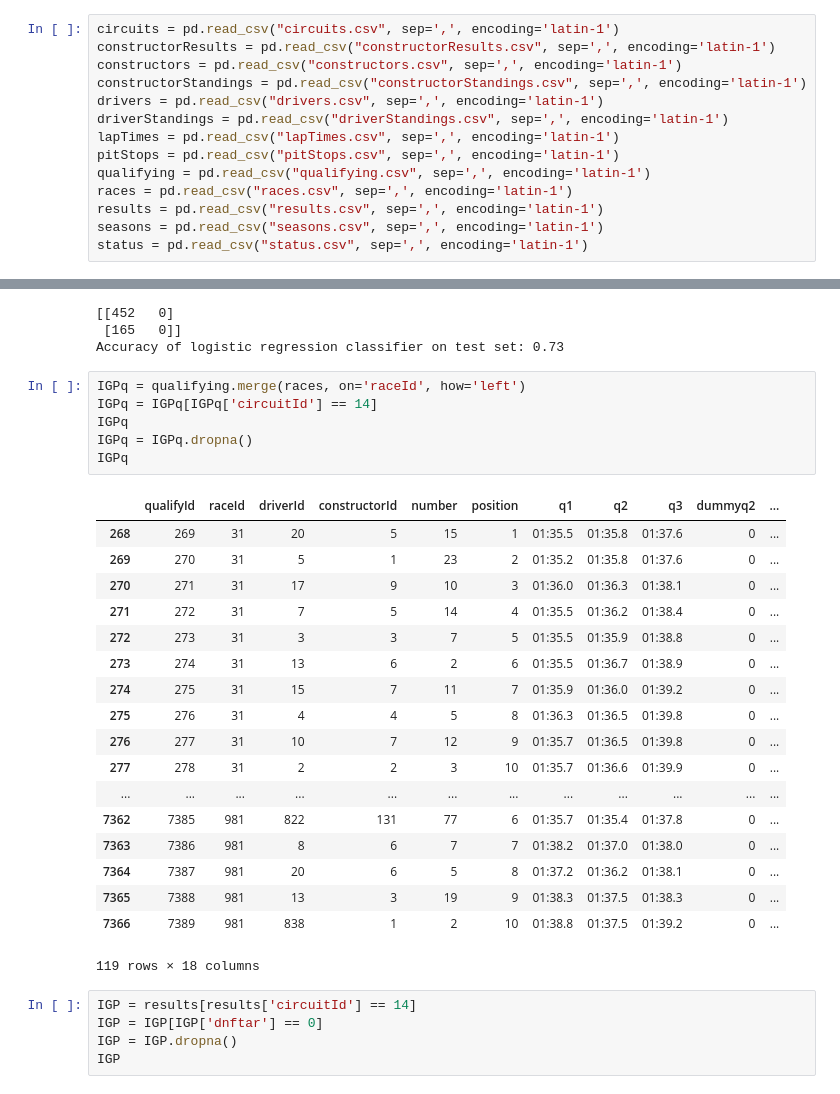
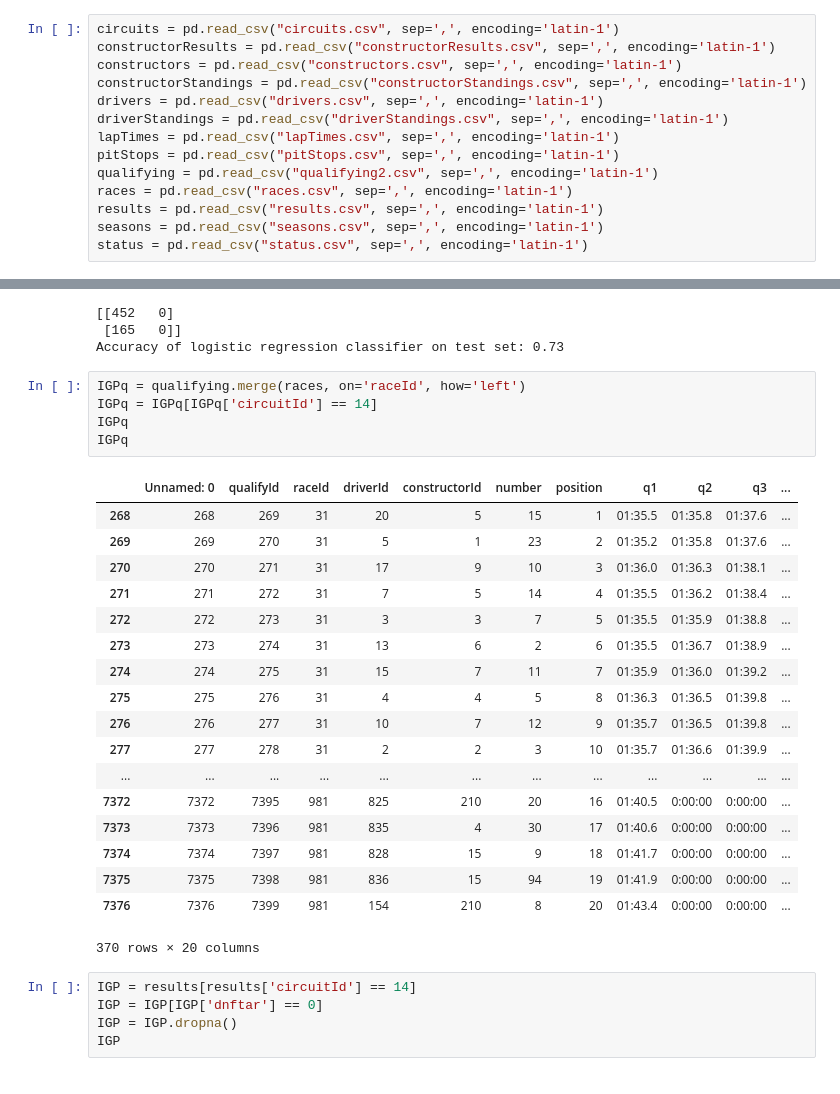
Before and after one commit to AnthonyTurgelis/F1NAL-PROJECT, a Jupyter notebook: DataCleanJoin.ipynb, the cells around one changed output, grey strips where cells are left out. Cells and saved outputs as stored; diff of their text form.

```diff
--- a/DataCleanJoin.ipynb
+++ b/DataCleanJoin.ipynb
@@ -10,7 +10,7 @@ drivers = pd.read_csv("drivers.csv", sep=',', encoding='latin-1')
 driverStandings = pd.read_csv("driverStandings.csv", sep=',', encoding='latin-1')
 lapTimes = pd.read_csv("lapTimes.csv", sep=',', encoding='latin-1')
 pitStops = pd.read_csv("pitStops.csv", sep=',', encoding='latin-1')
-qualifying = pd.read_csv("qualifying.csv", sep=',', encoding='latin-1')
+qualifying = pd.read_csv("qualifying2.csv", sep=',', encoding='latin-1')
 races = pd.read_csv("races.csv", sep=',', encoding='latin-1')
 results = pd.read_csv("results.csv", sep=',', encoding='latin-1')
 seasons = pd.read_csv("seasons.csv", sep=',', encoding='latin-1')
@@ -302,28 +302,27 @@ Accuracy of logistic regression classifier on test set: 0.73
 # %%
 IGPq = qualifying.merge(races, on='raceId', how='left')
 IGPq = IGPq[IGPq['circuitId'] == 14]
 IGPq
-IGPq = IGPq.dropna()
 IGPq
 # %% [output]
-|  | qualifyId | raceId | driverId | constructorId | number | position | q1 | q2 | q3 | dummyq2 | ... |
-| 268 | 269 | 31 | 20 | 5 | 15 | 1 | 01:35.5 | 01:35.8 | 01:37.6 | 0 | ... |
-| 269 | 270 | 31 | 5 | 1 | 23 | 2 | 01:35.2 | 01:35.8 | 01:37.6 | 0 | ... |
-| 270 | 271 | 31 | 17 | 9 | 10 | 3 | 01:36.0 | 01:36.3 | 01:38.1 | 0 | ... |
-| 271 | 272 | 31 | 7 | 5 | 14 | 4 | 01:35.5 | 01:36.2 | 01:38.4 | 0 | ... |
-| 272 | 273 | 31 | 3 | 3 | 7 | 5 | 01:35.5 | 01:35.9 | 01:38.8 | 0 | ... |
-| 273 | 274 | 31 | 13 | 6 | 2 | 6 | 01:35.5 | 01:36.7 | 01:38.9 | 0 | ... |
-| 274 | 275 | 31 | 15 | 7 | 11 | 7 | 01:35.9 | 01:36.0 | 01:39.2 | 0 | ... |
-| 275 | 276 | 31 | 4 | 4 | 5 | 8 | 01:36.3 | 01:36.5 | 01:39.8 | 0 | ... |
-| 276 | 277 | 31 | 10 | 7 | 12 | 9 | 01:35.7 | 01:36.5 | 01:39.8 | 0 | ... |
-| 277 | 278 | 31 | 2 | 2 | 3 | 10 | 01:35.7 | 01:36.6 | 01:39.9 | 0 | ... |
+|  | Unnamed: 0 | qualifyId | raceId | driverId | constructorId | number | position | q1 | q2 | q3 | ... |
+| 268 | 268 | 269 | 31 | 20 | 5 | 15 | 1 | 01:35.5 | 01:35.8 | 01:37.6 | ... |
+| 269 | 269 | 270 | 31 | 5 | 1 | 23 | 2 | 01:35.2 | 01:35.8 | 01:37.6 | ... |
+| 270 | 270 | 271 | 31 | 17 | 9 | 10 | 3 | 01:36.0 | 01:36.3 | 01:38.1 | ... |
+| 271 | 271 | 272 | 31 | 7 | 5 | 14 | 4 | 01:35.5 | 01:36.2 | 01:38.4 | ... |
+| 272 | 272 | 273 | 31 | 3 | 3 | 7 | 5 | 01:35.5 | 01:35.9 | 01:38.8 | ... |
+| 273 | 273 | 274 | 31 | 13 | 6 | 2 | 6 | 01:35.5 | 01:36.7 | 01:38.9 | ... |
+| 274 | 274 | 275 | 31 | 15 | 7 | 11 | 7 | 01:35.9 | 01:36.0 | 01:39.2 | ... |
+| 275 | 275 | 276 | 31 | 4 | 4 | 5 | 8 | 01:36.3 | 01:36.5 | 01:39.8 | ... |
+| 276 | 276 | 277 | 31 | 10 | 7 | 12 | 9 | 01:35.7 | 01:36.5 | 01:39.8 | ... |
+| 277 | 277 | 278 | 31 | 2 | 2 | 3 | 10 | 01:35.7 | 01:36.6 | 01:39.9 | ... |
 | ... | ... | ... | ... | ... | ... | ... | ... | ... | ... | ... | ... |
-| 7362 | 7385 | 981 | 822 | 131 | 77 | 6 | 01:35.7 | 01:35.4 | 01:37.8 | 0 | ... |
-| 7363 | 7386 | 981 | 8 | 6 | 7 | 7 | 01:38.2 | 01:37.0 | 01:38.0 | 0 | ... |
-| 7364 | 7387 | 981 | 20 | 6 | 5 | 8 | 01:37.2 | 01:36.2 | 01:38.1 | 0 | ... |
-| 7365 | 7388 | 981 | 13 | 3 | 19 | 9 | 01:38.3 | 01:37.5 | 01:38.3 | 0 | ... |
-| 7366 | 7389 | 981 | 838 | 1 | 2 | 10 | 01:38.8 | 01:37.5 | 01:39.2 | 0 | ... |
+| 7372 | 7372 | 7395 | 981 | 825 | 210 | 20 | 16 | 01:40.5 | 0:00:00 | 0:00:00 | ... |
+| 7373 | 7373 | 7396 | 981 | 835 | 4 | 30 | 17 | 01:40.6 | 0:00:00 | 0:00:00 | ... |
+| 7374 | 7374 | 7397 | 981 | 828 | 15 | 9 | 18 | 01:41.7 | 0:00:00 | 0:00:00 | ... |
+| 7375 | 7375 | 7398 | 981 | 836 | 15 | 94 | 19 | 01:41.9 | 0:00:00 | 0:00:00 | ... |
+| 7376 | 7376 | 7399 | 981 | 154 | 210 | 8 | 20 | 01:43.4 | 0:00:00 | 0:00:00 | ... |
-119 rows × 18 columns
+370 rows × 20 columns
 # %%
 IGP = results[results['circuitId'] == 14]
 IGP = IGP[IGP['dnftar'] == 0]
```
Also changed, not shown: parts of 11 cells of this notebook, 1 other file.
